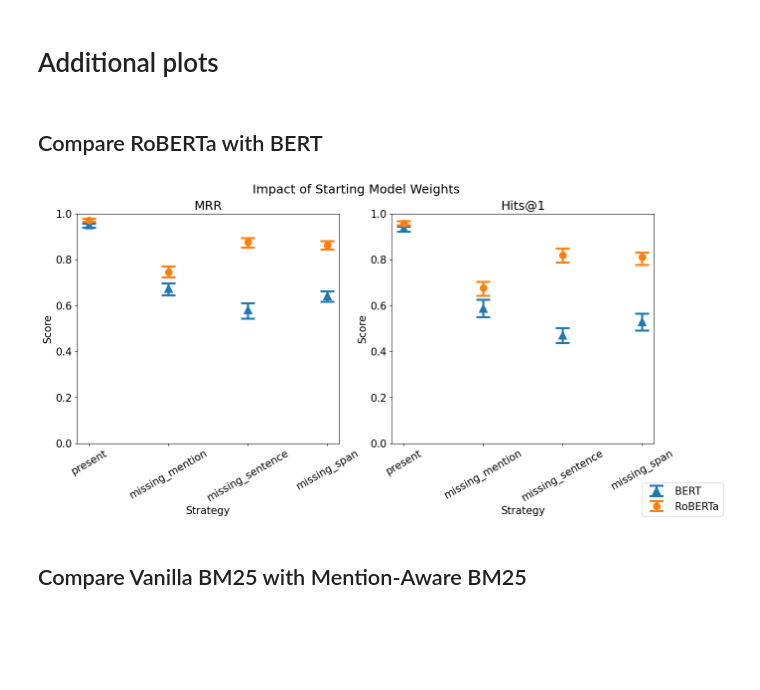
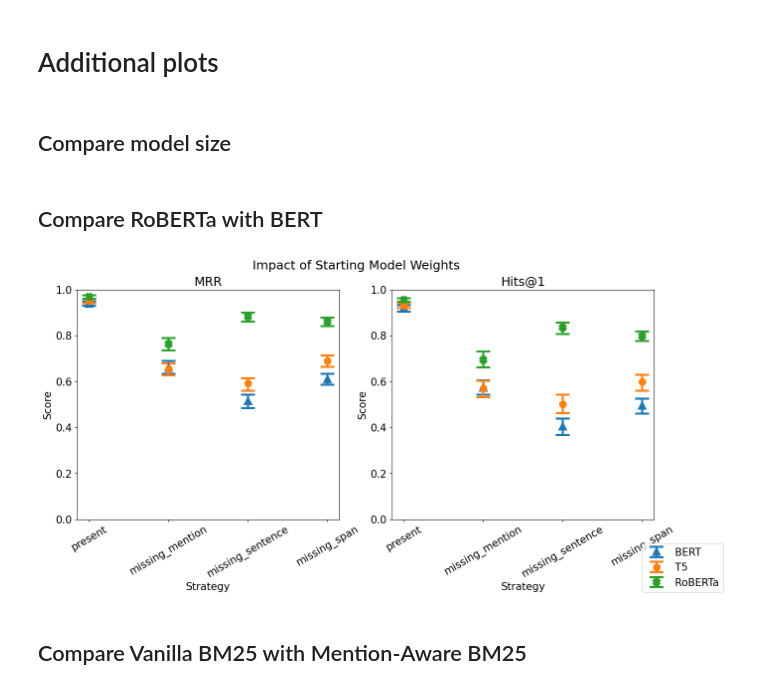
Before and after one commit to epfl-dlab/multilingual-entity-insertion, a Jupyter notebook: data_modelling/benchmark_real/compare_models_all.ipynb, the cells around one changed output. Drawn from its saved outputs; the diff is of its cells as text; code cells hidden in the pictures; blank space fills up the shorter version.

Commit message:
update model benchmarking results

```diff
--- a/data_modelling/benchmark_real/compare_models_all.ipynb
+++ b/data_modelling/benchmark_real/compare_models_all.ipynb
@@ -200,8 +214,10 @@ for column in test_df.columns:
 # %%
 stratified_std = {}
 for column in test_df.columns:
-    if 'rank' in column:
+    try:
         stratified_std[column] = test_df.groupby('missing_category')[column].std()
+    except:
+        pass
 # %% [markdown]
 # Print standard deviation results
 # %%
@@ -239,9 +255,9 @@ markersize = 10
 # %%
 # columns = ['random_rank', 'bm25_mentions_rank', 'fuzzy_match_rank', 'model_ranking_rank', 'model_ranking_corrupt_section_mentions_rank']
 # columns = ['random_rank', 'bm25_mentions_rank', 'fuzzy_match_rank', 'model_ranking_corrupt_section_mentions_rank']
-columns = ['random_rank', 'bm25_mentions_rank', 'fuzzy_match_rank', 'roberta_simple_rank', 'roberta_two_stage_rank']
-labels = ['Random', 'BM25', 'String Match', 'Fine-Tune LM', 'Ours']
-markers = ['o', 'v', 's', 'D', 'X']
+columns = ['random_rank', 'bm25_mentions_rank', 'fuzzy_match_rank', 'embedding_similarity_rank', 'roberta_simple_v2_rank', 'roberta_two_stage_v2_rank']
+labels = ['Random', 'BM25', 'String Match', 'Embedding Similarity\n(FlagEmbedding)', 'Fine-Tune LM', 'Ours']
+markers = ['o', 'v', 's', 'D', 'X', 'P']
 # %%
 # Plot ranking scores
 # create a grid of 1x3 plots
@@ -417,7 +401,7 @@ strategies = ['present', 'missing_mention', 'missing_sentence', 'missing_span']
 bins = ['0-5', '5-10', '10-50', '50-100', '100-1000']
 # columns = ['random_rank', 'bm25_mentions_rank', 'fuzzy_match_rank', 'model_ranking_rank', 'model_ranking_corrupt_section_mentions_rank']
 # columns = ['random_rank', 'bm25_mentions_rank', 'fuzzy_match_rank', 'model_ranking_corrupt_section_mentions_rank']
-columns = ['random_rank', 'bm25_mentions_rank', 'fuzzy_match_rank', 'bert_two_stage_rank']
+columns = ['random_rank', 'bm25_mentions_rank', 'fuzzy_match_rank', 'roberta_simple_v2_rank', 'roberta_two_stage_v2_rank']
 labels = ['Random', 'BM25', 'String Match', 'LM Fine-Tuning', 'Ours']
 markers = ['o', 'v', 's', '^', 'D']
 
@@ -467,36 +447,65 @@ for ax in axs:
 # %% [markdown]
 # Additional plots
+# %% [markdown]
+## Compare model size
+# %%
+columns = ['roberta_two_stage_v2_rank', 'roberta_large_two_stage_rank']
+labels = ['RoBERTa-Base', 'RoBERTa-Large']
+markers = ['^', 'o', 'X']
+strategies = ['present', 'missing_mention', 'missing_sentence', 'missing_span']
+
+fig, axs = plt.subplots(1, 2, figsize=(15, 6))
+fig.suptitle('Impact of Model Size')
+for i, ax in enumerate(axs):
+    ax.set_ylim(0, 1)
+    ax.set_xlabel('Strategy')
+    ax.set_ylabel('Score')
+    ax.set_title("MRR" if i == 0 else "Hits@1")
+
+for column, label, marker in zip(columns, labels, markers):
+    # plot MRR@max in the first plot
+    # plot Hits@1 in the second plot
+    axs[0].errorbar(strategies, [stratified_mrr_at_k[column][s]['max']['score'] for s in strategies], yerr=[[stratified_mrr_at_k[column][s]['max']['score'] - stratified_mrr_at_k[column][s]['max']['cl'][0] for s in strategies], [stratified_mrr_at_k[column][s]['max']['cl'][1] - stratified_mrr_at_k[column][s]['max']['score'] for s in strategies]], label=label, marker=marker, capsize=10, markersize=8, linestyle='None', elinewidth=3, markeredgewidth=3)
+    axs[1].errorbar(strategies, [stratified_hits_at_k[column][s]['1']['score'] for s in strategies], yerr=[[stratified_hits_at_k[column][s]['1']['score'] - stratified_hits_at_k[column][s]['1']['cl'][0] for s in strategies], [stratified_hits_at_k[column][s]['1']['cl'][1] - stratified_hits_at_k[column][s]['1']['score'] for s in strategies]], label=label, marker=marker, capsize=10, markersize=8, linestyle='None', elinewidth=3, markeredgewidth=3)
+
+handles, labels = axs[-1].get_legend_handles_labels()
+fig.legend(handles, labels, loc='lower right')
+
+# rotate x ticks
+for ax in axs:
+    plt.sca(ax)
+    plt.xticks(rotation=30)
 # %% [markdown]
 ## Compare RoBERTa with BERT
 # %%
-columns = ['bert_two_stage_rank', 'roberta_two_stage_rank']
-labels = ['BERT', 'RoBERTa']
-markers = ['^', 'o']
+columns = ['bert_two_stage_v2_rank', 't5_two_stage_v2_rank', 'roberta_two_stage_v2_rank']
+labels = ['BERT', 'T5', 'RoBERTa']
+markers = ['^', 'o', 'X']
 strategies = ['present', 'missing_mention', 'missing_sentence', 'missing_span']
 
 fig, axs = plt.subplots(1, 2, figsize=(15, 6))
 fig.suptitle('Impact of Starting Model Weights')
 for i, ax in enumerate(axs):
     ax.set_ylim(0, 1)
     ax.set_xlabel('Strategy')
     ax.set_ylabel('Score')
     ax.set_title("MRR" if i == 0 else "Hits@1")
 
 for column, label, marker in zip(columns, labels, markers):
     # plot MRR@max in the first plot
     # plot Hits@1 in the second plot
     axs[0].errorbar(strategies, [stratified_mrr_at_k[column][s]['max']['score'] for s in strategies], yerr=[[stratified_mrr_at_k[column][s]['max']['score'] - stratified_mrr_at_k[column][s]['max']['cl'][0] for s in strategies], [stratified_mrr_at_k[column][s]['max']['cl'][1] - stratified_mrr_at_k[column][s]['max']['score'] for s in strategies]], label=label, marker=marker, capsize=10, markersize=8, linestyle='None', elinewidth=3, markeredgewidth=3)
     axs[1].errorbar(strategies, [stratified_hits_at_k[column][s]['1']['score'] for s in strategies], yerr=[[stratified_hits_at_k[column][s]['1']['score'] - stratified_hits_at_k[column][s]['1']['cl'][0] for s in strategies], [stratified_hits_at_k[column][s]['1']['cl'][1] - stratified_hits_at_k[column][s]['1']['score'] for s in strategies]], label=label, marker=marker, capsize=10, markersize=8, linestyle='None', elinewidth=3, markeredgewidth=3)
 
 handles, labels = axs[-1].get_legend_handles_labels()
 fig.legend(handles, labels, loc='lower right')
 
 # rotate x ticks
 for ax in axs:
     plt.sca(ax)
     plt.xticks(rotation=30)
 # %% [output]
-[figure, old version]
+[figure, new version]
 # %% [markdown]
 ## Compare Vanilla BM25 with Mention-Aware BM25
 # %%
```
Also changed, not shown: parts of 28 cells of this notebook, 4 other files.
